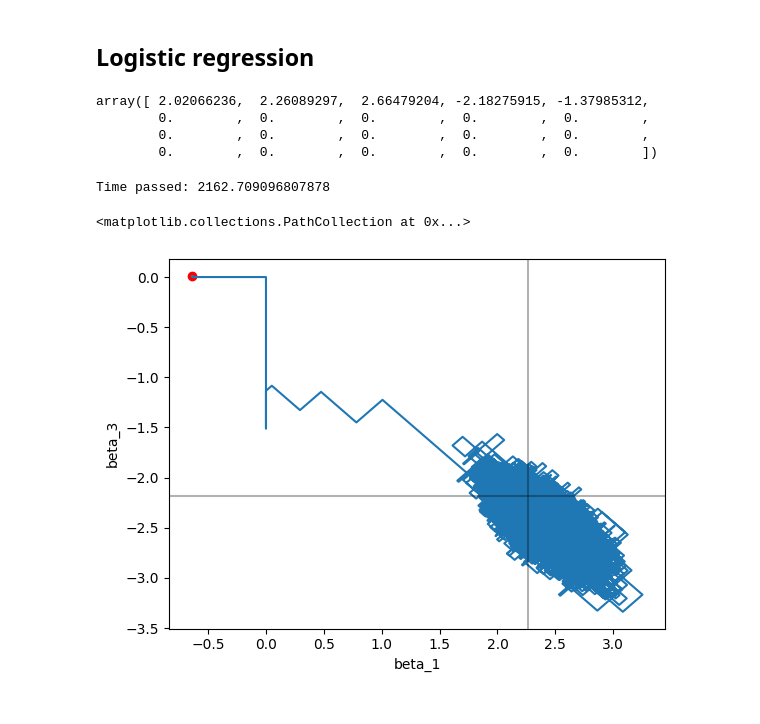
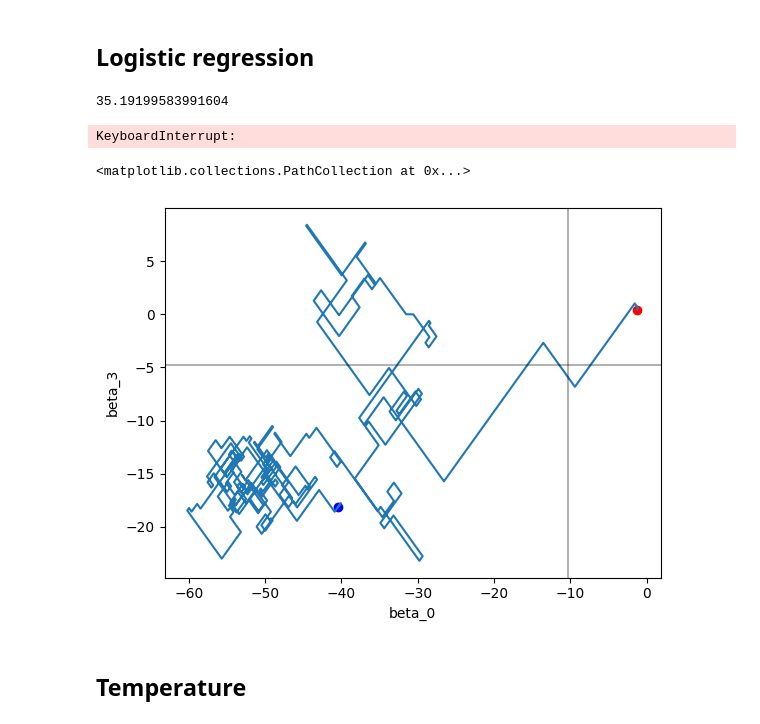
Before and after one commit to ltronneb/sticky_bnns, a Jupyter notebook: notebooks/newsamplers.ipynb, the cells around one changed output. Drawn from its saved outputs; the diff is of its cells as text; code cells hidden in the pictures.

Commit message:
mode fiddling with tempering

```diff
--- a/notebooks/newsamplers.ipynb
+++ b/notebooks/newsamplers.ipynb
@@ -81,7 +102,7 @@ import numpy as np
 # Okay, now onto some actual code
 # I need to sample some true coefficients, a design matrix and some actual data
 n = 1000
-d = 100
+d = 2000
 d0 = 5 # Active components
 alpha = 2.0
 sigma = 2.0
@@ -93,6 +114,6 @@ epsilon = np.random.normal(0,sigma,size=n)
 y = X @ beta + epsilon
 
 # And we need the kappa parameters for freezing times
-weights = np.full((d),d0/(d-d0),float)
+weights = np.full((d),d0/(d),float)
 dens_at_zero = 1 / (np.sqrt(2 * np.pi) * alpha)
 kappa = weights/(1-weights)*dens_at_zero
@@ -145,14 +164,15 @@ plt.axhline(beta[i2],color="black",alpha=0.3)
 import numpy as np
 # Okay, now onto some actual code
 # I need to sample some true coefficients, a design matrix and some actual data
-n = 1000
-d = 20
+n = 500
+d = 2000
 d0 = 5 # Active components
-alpha = 4
+alpha_draw = 4
+alpha = 10
 
 X = np.random.randn(n, d)
 X = (X - X.mean(0)) / X.std(0)
-beta_a = np.random.normal(0,alpha,size=d0)
+beta_a = np.random.normal(0,alpha_draw,size=d0)
 beta = np.concat((beta_a,np.zeros(d-d0))).squeeze()
 linear_predictor = X @ beta
 p = 1.0/(1+np.exp(-linear_predictor))
@@ -161,16 +181,15 @@ y = np.random.binomial(1,p,n)
 #y = X @ beta + epsilon
 
 # And we need the kappa parameters for freezing times
-weights = np.full((d),d0/(d-d0),float)
+#weights = np.full((d),d0/(d),float) # Expected sparsity level
+weights = np.full(d, 0.2)  # or 0.01
 dens_at_zero = 1 / (np.sqrt(2 * np.pi) * alpha)
 kappa = weights/(1-weights)*dens_at_zero
+#kappa = 1 * np.sqrt(n) * weights / (1 - weights)
-# %%
-beta
-# %% [output]
-array([ 2.02066236,  2.26089297,  2.66479204, -2.18275915, -1.37985312,
-        0.        ,  0.        ,  0.        ,  0.        ,  0.        ,
-        0.        ,  0.        ,  0.        ,  0.        ,  0.        ,
-        0.        ,  0.        ,  0.        ,  0.        ,  0.        ])
+# %%
+np.random.exponential(1.0 / kappa[1].item())
+# %% [output]
+35.19199583991604
 # %%
 # Now log-likelihood
 
@@ -179,11 +198,11 @@ import jax.numpy as jnp
 from jax import grad, jit
 from functools import partial
 
-def target(beta, y, X, alpha):
+def target(beta, temperature, y, X, alpha):
     eta = jnp.matmul(X, beta)              # (n,)
     log_lik = jnp.sum(y * jax.nn.log_sigmoid(eta) + (1-y) * jax.nn.log_sigmoid(-eta))
     prior = -(beta @ beta) / alpha**2
-    return -(log_lik + prior)
+    return -(temperature * log_lik + prior)
 
 u = partial(target,y = y, X = X, alpha = alpha)
 d_target = jit(grad(u,argnums=(0)))
@@ -192,23 +211,25 @@ d_target = jit(grad(u,argnums=(0)))
 from sazz.samplers.StickyAutomaticZigZagSampler import StickyAutomaticZigZagSampler
 from sazz.samplers.AutomaticZigZagSampler import AutomaticZigZagSampler
 
-sampler = StickyAutomaticZigZagSampler(N=40000,D=d,grad_target=d_target, kappa=kappa, gamma=0.001)
-#sampler = AutomaticZigZagSampler(N=10000,D=d,grad_target=d_target, gamma=0.000)
-#sampler.Position[0,:] = beta
+sampler = StickyAutomaticZigZagSampler(N=100000,D=d,grad_target=d_target, kappa=kappa, gamma=0.000,t0=00.001)
+#sampler = AutomaticZigZagSampler(N=10000,D=d,grad_target=d_target, gamma=0.0)
+sampler.Position[0,:] = beta # This works, should also try tempering
+#sampler.Position[0,:] = np.random.normal(0,0.1,size=d)
 sampler.sample()
 # %% [output]
-Time passed: 2162.709096807878
+KeyboardInterrupt:
 # %%
 import matplotlib.pyplot as plt
 Position = sampler.Position
-i1 = 1
+i1 = 0
 i2 = 3
 plt.plot(Position[:,i1], Position[:,i2])
 plt.axvline(beta[i1],color="black",alpha=0.3)
 plt.axhline(beta[i2],color="black",alpha=0.3)
 plt.xlabel("beta_"+str(i1))
 plt.ylabel("beta_"+str(i2))
 plt.scatter(Position[0,i1], Position[0,i2],color="red")
+plt.scatter(Position[-1,i1], Position[-1,i2],color="blue")
 # %% [output]
 <matplotlib.collections.PathCollection at 0x...>
-[figure, old version]
+[figure, new version]
@@ -214,0 +240,2 @@ plt.scatter(Position[0,i1], Position[0,i2],color="red")
+# %% [markdown]
+## Temperature
```
Also changed, not shown: parts of 12 cells of this notebook, 2 other files.
